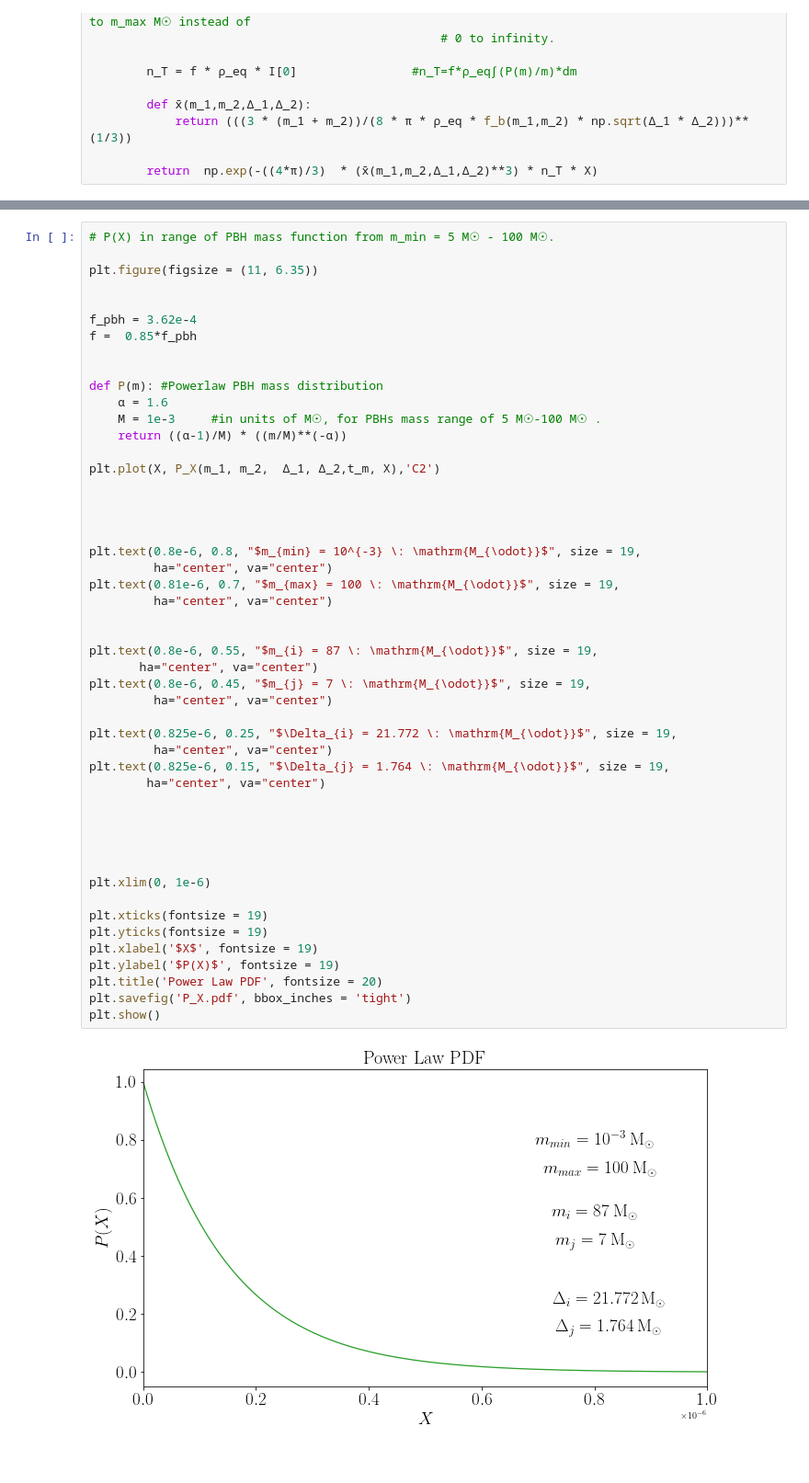
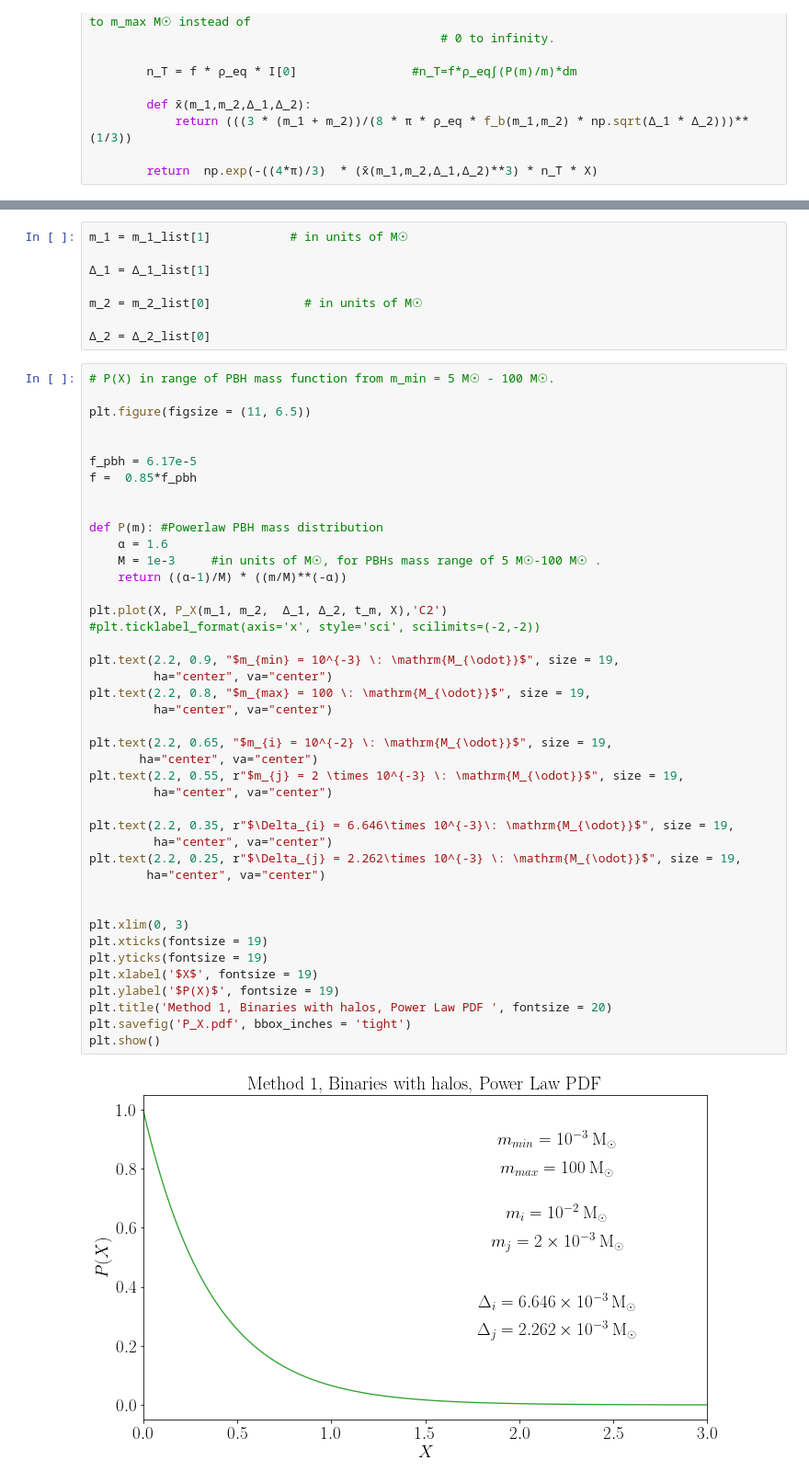
Before and after one commit to pratibhajangra591/Ifca-github, a Jupyter notebook: P_X_tm_powerlaw.ipynb, the cells around one changed output, grey strips where cells are left out. Shown at 92% size. Cells and saved outputs as stored; diff of their text form.

```diff
--- a/P_X_tm_powerlaw.ipynb
+++ b/P_X_tm_powerlaw.ipynb
@@ -384,53 +554,54 @@ X = np.geomspace(X_min, X_max, 1000000) # for the PBH mass range of 1e-3 - 100 s
+# %%
+m_1 = m_1_list[1]           # in units of M☉
+
+Δ_1 = Δ_1_list[1]
+
+m_2 = m_2_list[0]             # in units of M☉
+
+Δ_2 = Δ_2_list[0]
 # %%
 # P(X) in range of PBH mass function from m_min = 5 M☉ - 100 M☉.
 
-plt.figure(figsize = (11, 6.35))
+plt.figure(figsize = (11, 6.5))
 
 
-f_pbh = 3.62e-4
+f_pbh = 6.17e-5
 f =  0.85*f_pbh
 
 
 def P(m): #Powerlaw PBH mass distribution
     α = 1.6
     M = 1e-3     #in units of M☉, for PBHs mass range of 5 M☉-100 M☉ .
     return ((α-1)/M) * ((m/M)**(-α))
 
-plt.plot(X, P_X(m_1, m_2,  Δ_1, Δ_2,t_m, X),'C2')
+plt.plot(X, P_X(m_1, m_2,  Δ_1, Δ_2, t_m, X),'C2')
+#plt.ticklabel_format(axis='x', style='sci', scilimits=(-2,-2))
 
-
-
-
-plt.text(0.8e-6, 0.8, "$m_{min} = 10^{-3} \: \mathrm{M_{\odot}}$", size = 19,
+plt.text(2.2, 0.9, "$m_{min} = 10^{-3} \: \mathrm{M_{\odot}}$", size = 19,
          ha="center", va="center")
-plt.text(0.81e-6, 0.7, "$m_{max} = 100 \: \mathrm{M_{\odot}}$", size = 19,
+plt.text(2.2, 0.8, "$m_{max} = 100 \: \mathrm{M_{\odot}}$", size = 19,
          ha="center", va="center")
 
-
-plt.text(0.8e-6, 0.55, "$m_{i} = 87 \: \mathrm{M_{\odot}}$", size = 19,
+plt.text(2.2, 0.65, "$m_{i} = 10^{-2} \: \mathrm{M_{\odot}}$", size = 19,
        ha="center", va="center")
-plt.text(0.8e-6, 0.45, "$m_{j} = 7 \: \mathrm{M_{\odot}}$", size = 19,
+plt.text(2.2, 0.55, r"$m_{j} = 2 \times 10^{-3} \: \mathrm{M_{\odot}}$", size = 19,
          ha="center", va="center")
 
-plt.text(0.825e-6, 0.25, "$\Delta_{i} = 21.772 \: \mathrm{M_{\odot}}$", size = 19,
+plt.text(2.2, 0.35, r"$\Delta_{i} = 6.646\times 10^{-3}\: \mathrm{M_{\odot}}$", size = 19,
          ha="center", va="center")
-plt.text(0.825e-6, 0.15, "$\Delta_{j} = 1.764 \: \mathrm{M_{\odot}}$", size = 19,
+plt.text(2.2, 0.25, r"$\Delta_{j} = 2.262\times 10^{-3} \: \mathrm{M_{\odot}}$", size = 19,
         ha="center", va="center")
 
 
-
-
-
-plt.xlim(0, 1e-6)
-
+plt.xlim(0, 3)
 plt.xticks(fontsize = 19)
 plt.yticks(fontsize = 19)
 plt.xlabel('$X$', fontsize = 19)
 plt.ylabel('$P(X)$', fontsize = 19)
-plt.title('Power Law PDF', fontsize = 20)
+plt.title('Method 1, Binaries with halos, Power Law PDF ', fontsize = 20)
 plt.savefig('P_X.pdf', bbox_inches = 'tight')
 plt.show()
 # %% [output]
-[figure, old version]
+[figure, new version]
 # %%
 # P(X, t_m) in range of Power Law PBH mass function from m_min = 1e-3 M☉ - 100 M☉.
```
Also changed, not shown: parts of 11 cells of this notebook.
